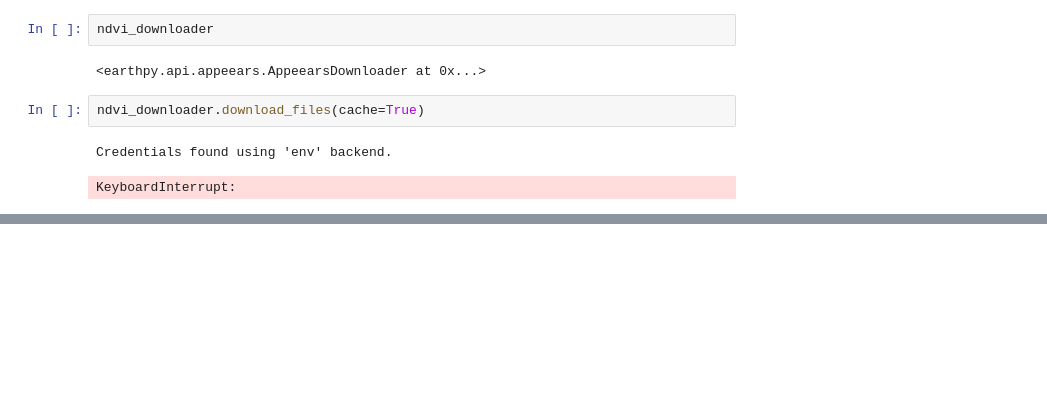
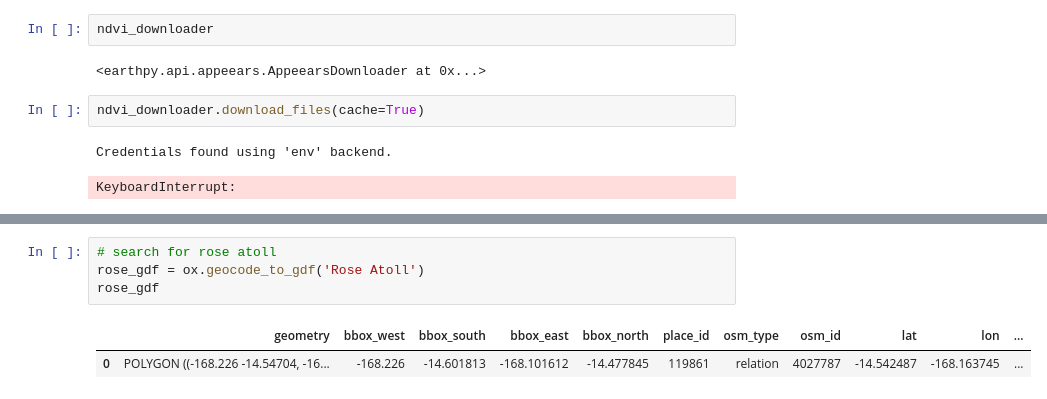
Before and after one commit to earthlab-education/04-vegetation-hellafolk, a Jupyter notebook: notebooks/portfolio-92-download-ndvi.ipynb, the cells around one changed output, grey strips where cells are left out. Drawn from its saved outputs; the diff is of its cells as text; blank space fills up the shorter version.

```diff
--- a/notebooks/portfolio-92-download-ndvi.ipynb
+++ b/notebooks/portfolio-92-download-ndvi.ipynb
@@ -81,0 +91,7 @@ juneau_gdf.to_file("region.geojson", driver="GeoJSON")
+# %%
+# search for rose atoll
+rose_gdf = ox.geocode_to_gdf('Rose Atoll')
+rose_gdf
+# %% [output]
+|  | geometry | bbox_west | bbox_south | bbox_east | bbox_north | place_id | osm_type | osm_id | lat | lon | ... |
+| 0 | POLYGON ((-168.226 -14.54704, -16... | -168.226 | -14.601813 | -168.101612 | -14.477845 | 119861 | relation | 4027787 | -14.542487 | -168.163745 | ... |
```
Also changed, not shown: parts of 6 cells of this notebook, 2 other files.
